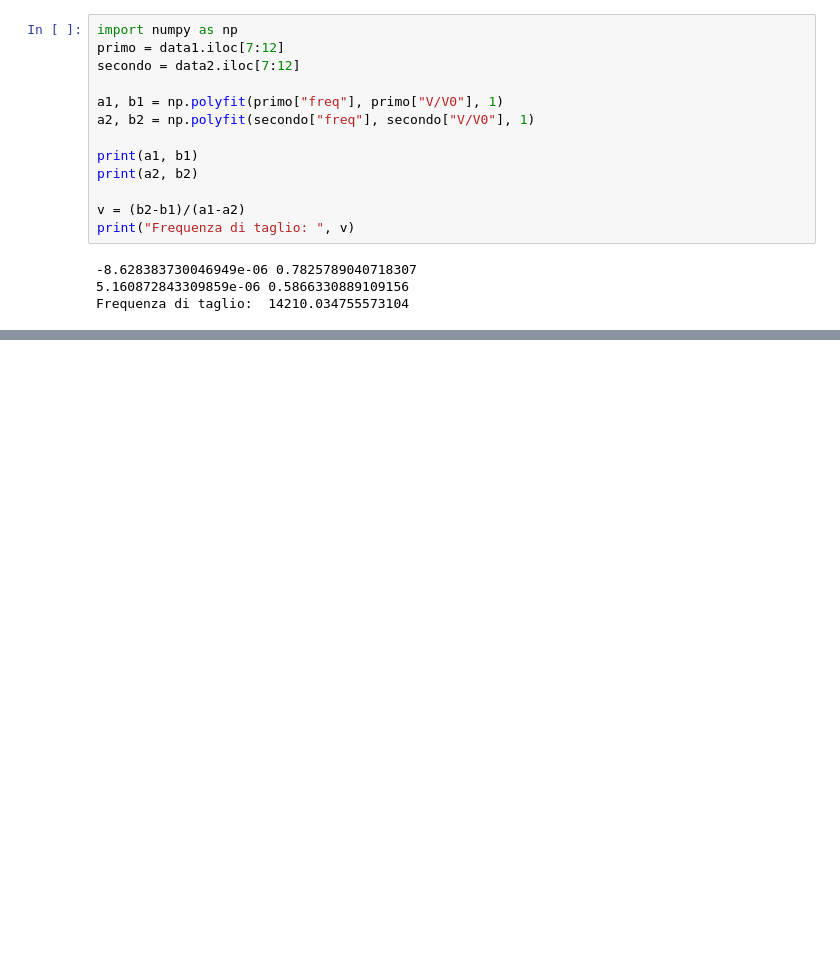
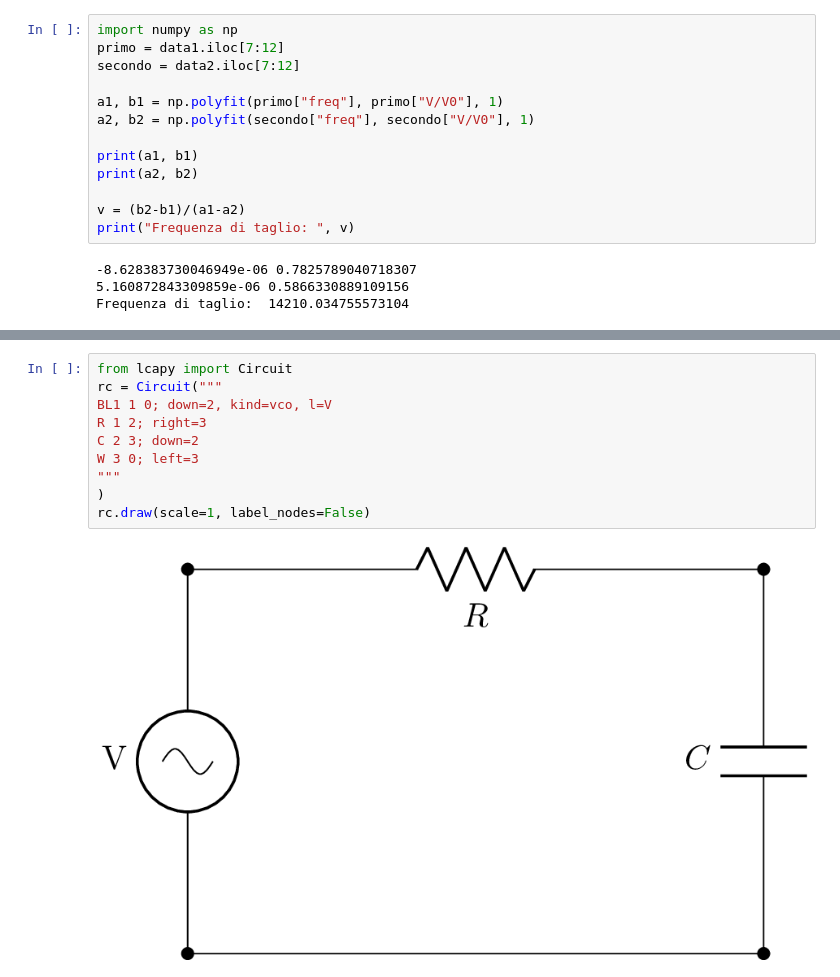
Before and after one commit to felix-anto/lab2, a Jupyter notebook: Terza esperienza/Terza esperienza.ipynb, the cells around one changed output, grey strips where cells are left out. Drawn from its saved outputs; the diff is of its cells as text; blank space fills up the shorter version.

Commit message:
Circuiti terza esperienza

```diff
--- a/Terza esperienza/Terza esperienza.ipynb
+++ b/Terza esperienza/Terza esperienza.ipynb
@@ -58,3 +62,15 @@ print(sqrt(sigma_v))
 10804.901204022744
 31.582424555390798
 [figure]
+# %%
+from lcapy import Circuit
+rc = Circuit("""
+BL1 1 0; down=2, kind=vco, l=V
+R 1 2; right=3
+C 2 3; down=2
+W 3 0; left=3
+"""
+)
+rc.draw(scale=1, label_nodes=False)
+# %% [output]
+[figure, added]
```
Also changed, not shown: parts of 2 cells of this notebook.
